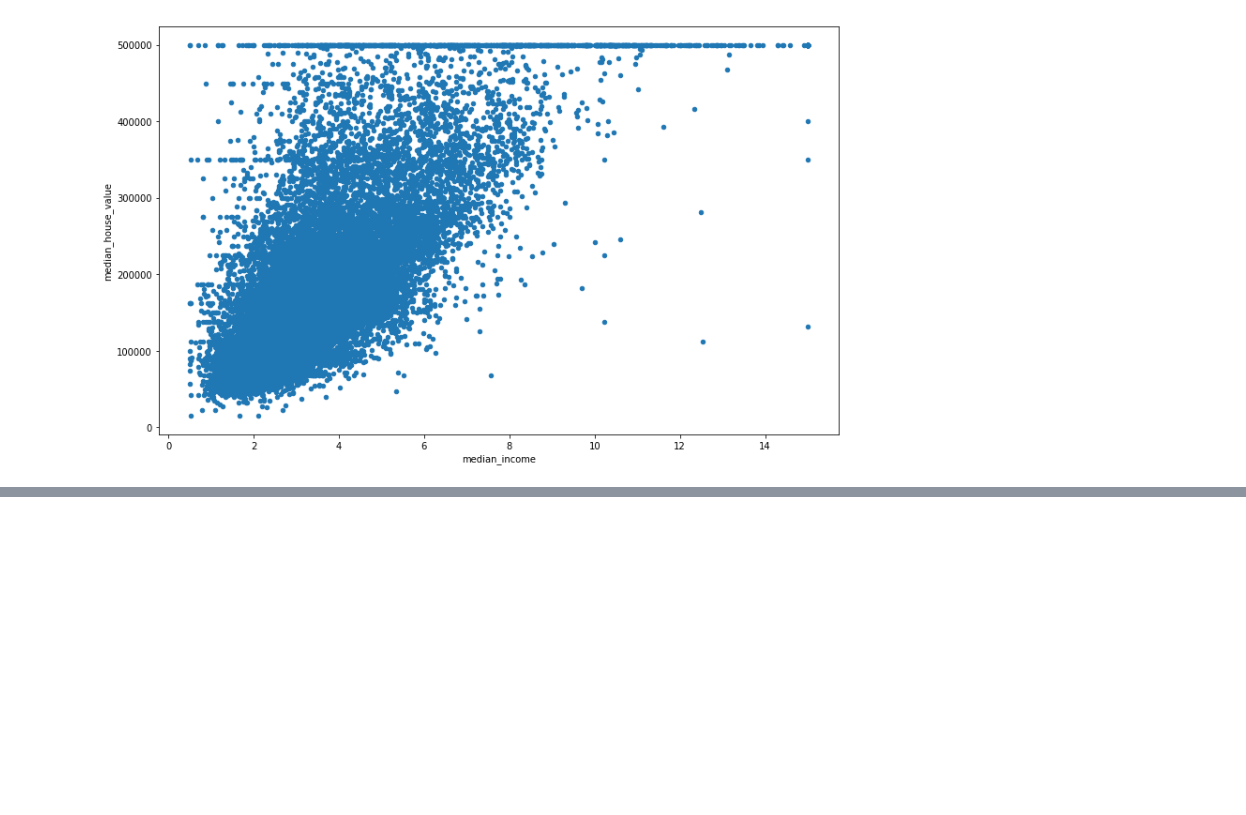
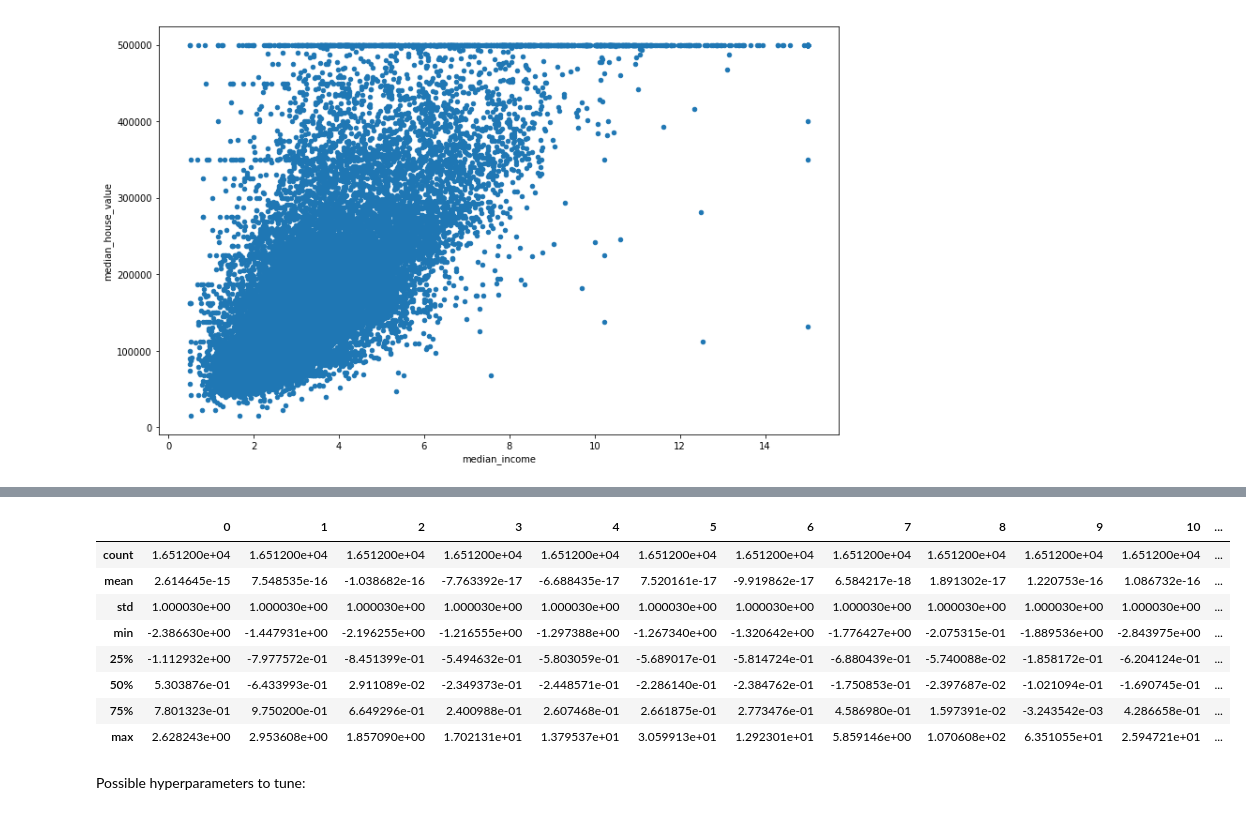
Before and after one commit to MaciejWasilewski/ML01, a Jupyter notebook: main.ipynb, the cells around one changed output, grey strips where cells are left out. Cells and saved outputs as stored; diff of their text form; code cells hidden in the pictures; blank space fills up the shorter version.

```diff
--- a/main.ipynb
+++ b/main.ipynb
@@ -256,2 +209,0 @@ housing=strat_train_set.copy()
-# %%
-housing.drop("median_house_value", axis=1, inplace=True)
@@ -275,2 +209,0 @@ imputer.statistics_
-# %%
-X=imputer.transform(housing_num)
@@ -375,0 +262,27 @@ some_data=housing.iloc[:5]
+# %%
+from sklearn.pipeline import FeatureUnion
+from sklearn.preprocessing import Imputer
+from sklearn.pipeline import Pipeline
+from sklearn.preprocessing import StandardScaler
+
+num_attribs=list(housing.columns)[:-1]
+cat_attribs=["ocean_proximity"]
+num_pipeline=Pipeline([('selector',DataFrameSelector(num_attribs)),('imputer', Imputer(strategy="median")),('attr_adder', CombinedAttributesAdder()), ('std', StandardScaler())])
+cat_pipeline=Pipeline([('selector', DataFrameSelector(cat_attribs)),('label_binarizer', MyLabelBinarizer())])
+transform_pipeline=FeatureUnion(transformer_list=[("num_pipeline", num_pipeline), ("cat_pipeline", cat_pipeline)])
+# %%
+housing_prepared=transform_pipeline.fit_transform(housing)
+# %%
+pd.DataFrame(housing_prepared).describe()
+# %% [output]
+|  | 0 | 1 | 2 | 3 | 4 | 5 | 6 | 7 | 8 | 9 | 10 | ... |
+| count | 1.651200e+04 | 1.651200e+04 | 1.651200e+04 | 1.651200e+04 | 1.651200e+04 | 1.651200e+04 | 1.651200e+04 | 1.651200e+04 | 1.651200e+04 | 1.651200e+04 | 1.651200e+04 | ... |
+| mean | 2.614645e-15 | 7.548535e-16 | -1.038682e-16 | -7.763392e-17 | -6.688435e-17 | 7.520161e-17 | -9.919862e-17 | 6.584217e-18 | 1.891302e-17 | 1.220753e-16 | 1.086732e-16 | ... |
+| std | 1.000030e+00 | 1.000030e+00 | 1.000030e+00 | 1.000030e+00 | 1.000030e+00 | 1.000030e+00 | 1.000030e+00 | 1.000030e+00 | 1.000030e+00 | 1.000030e+00 | 1.000030e+00 | ... |
+| min | -2.386630e+00 | -1.447931e+00 | -2.196255e+00 | -1.216555e+00 | -1.297388e+00 | -1.267340e+00 | -1.320642e+00 | -1.776427e+00 | -2.075315e-01 | -1.889536e+00 | -2.843975e+00 | ... |
+| 25% | -1.112932e+00 | -7.977572e-01 | -8.451399e-01 | -5.494632e-01 | -5.803059e-01 | -5.689017e-01 | -5.814724e-01 | -6.880439e-01 | -5.740088e-02 | -1.858172e-01 | -6.204124e-01 | ... |
+| 50% | 5.303876e-01 | -6.433993e-01 | 2.911089e-02 | -2.349373e-01 | -2.448571e-01 | -2.286140e-01 | -2.384762e-01 | -1.750853e-01 | -2.397687e-02 | -1.021094e-01 | -1.690745e-01 | ... |
+| 75% | 7.801323e-01 | 9.750200e-01 | 6.649296e-01 | 2.400988e-01 | 2.607468e-01 | 2.661875e-01 | 2.773476e-01 | 4.586980e-01 | 1.597391e-02 | -3.243542e-03 | 4.286658e-01 | ... |
+| max | 2.628243e+00 | 2.953608e+00 | 1.857090e+00 | 1.702131e+01 | 1.379537e+01 | 3.059913e+01 | 1.292301e+01 | 5.859146e+00 | 1.070608e+02 | 6.351055e+01 | 2.594721e+01 | ... |
+# %% [markdown]
+Possible hyperparameters to tune:
```
Also changed, not shown: parts of 63 cells of this notebook.
